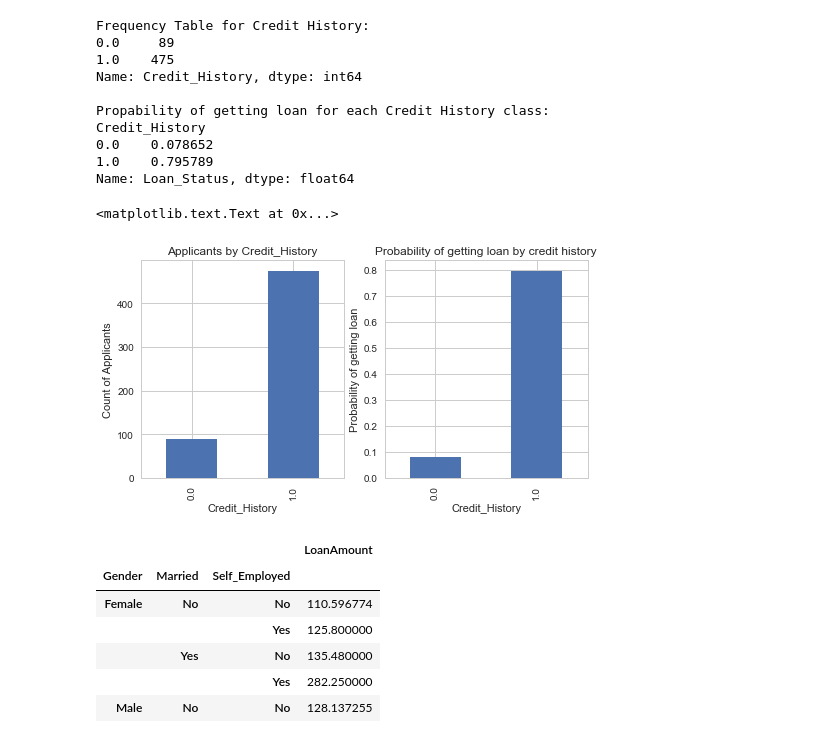
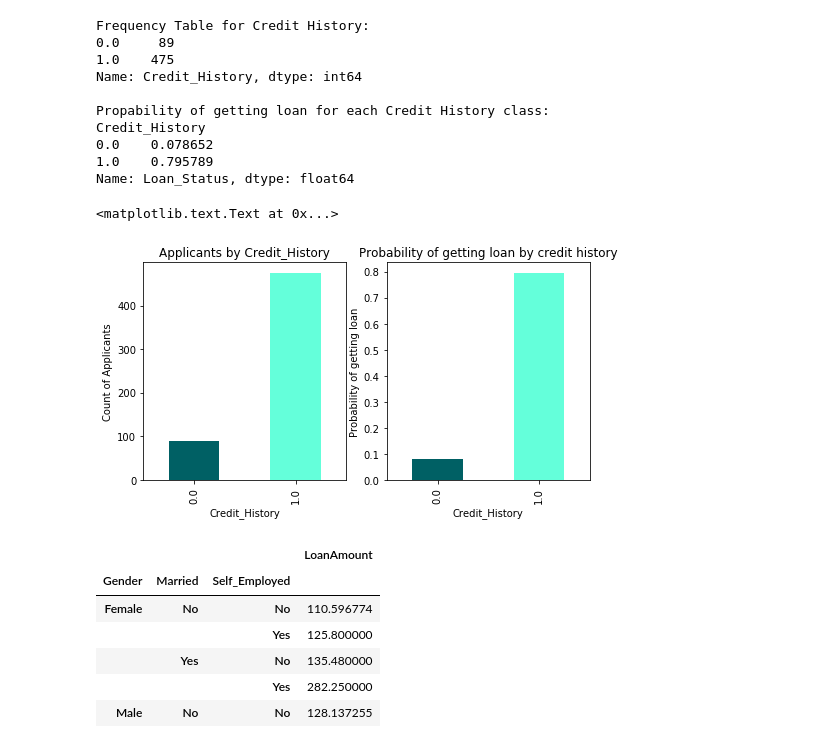
Before and after one commit to annisap/EnsembleLearning, a Jupyter notebook: LoanPrediction.ipynb, the cells around one changed output. Saved outputs shown, nothing was run; the diff lists cells and outputs as text; code cells hidden in the pictures.

```diff
--- a/LoanPrediction.ipynb
+++ b/LoanPrediction.ipynb
@@ -11,7 +11,7 @@ DESCRIPTIVE STATISTICS
 ======================
 Tell me the summary of what happened
 """
-data = pd.read_csv("/Users/Annie/anaconda/AnacondaProjects/DataLoanPrediction/train.csv")
+data = pd.read_csv("/Users/Sapountzi/anaconda/AnacondaProjects/DataLoanPrediction/train.csv")
 # %%
 data.head(10)
 # %% [output]
@@ -194,27 +194,27 @@ Name: Loan_Status, dtype: float64
 # %%
 """Histograms that correlate i.the probability distribution of the features number of applicants by credit history
 with ii.the class of getting a loan
 """
 # Figure contains all the plot elements, figsize controls the width and height
 # Subplot controls the space between the subplots
 # Add an axes at position rect [left, bottom, width, height]
 
 import matplotlib.pyplot as plt
 fig = plt.figure(figsize=(8,4))
 ax1 = fig.add_subplot(121)
 ax1.set_xlabel('Credit_History')
 ax1.set_ylabel('Count of Applicants')
 ax1.set_title("Applicants by Credit_History")
-temp1.plot(kind='bar')
+temp1.plot(kind='bar', color = ['#006064', '#64FFDA'])
 
 ax2 = fig.add_subplot(122)
-temp2.plot(kind ='bar')
+temp2.plot(kind ='bar', color = ['#006064', '#64FFDA'])
 ax2.set_xlabel('Credit_History')
 ax2.set_ylabel('Probability of getting loan')
 ax2.set_title("Probability of getting loan by credit history")
 # %% [output]
 <matplotlib.text.Text at 0x...>
-[figure, old version]
+[figure, new version]
 # %%
 #The average loan amount by Gender, Employment status, Marriage status
 avg_loan = data.pivot_table(values = ['LoanAmount'], index = ['Gender', 'Married', 'Self_Employed'], aggfunc = np.mean)
```
Also changed, not shown: parts of 20 cells of this notebook.
